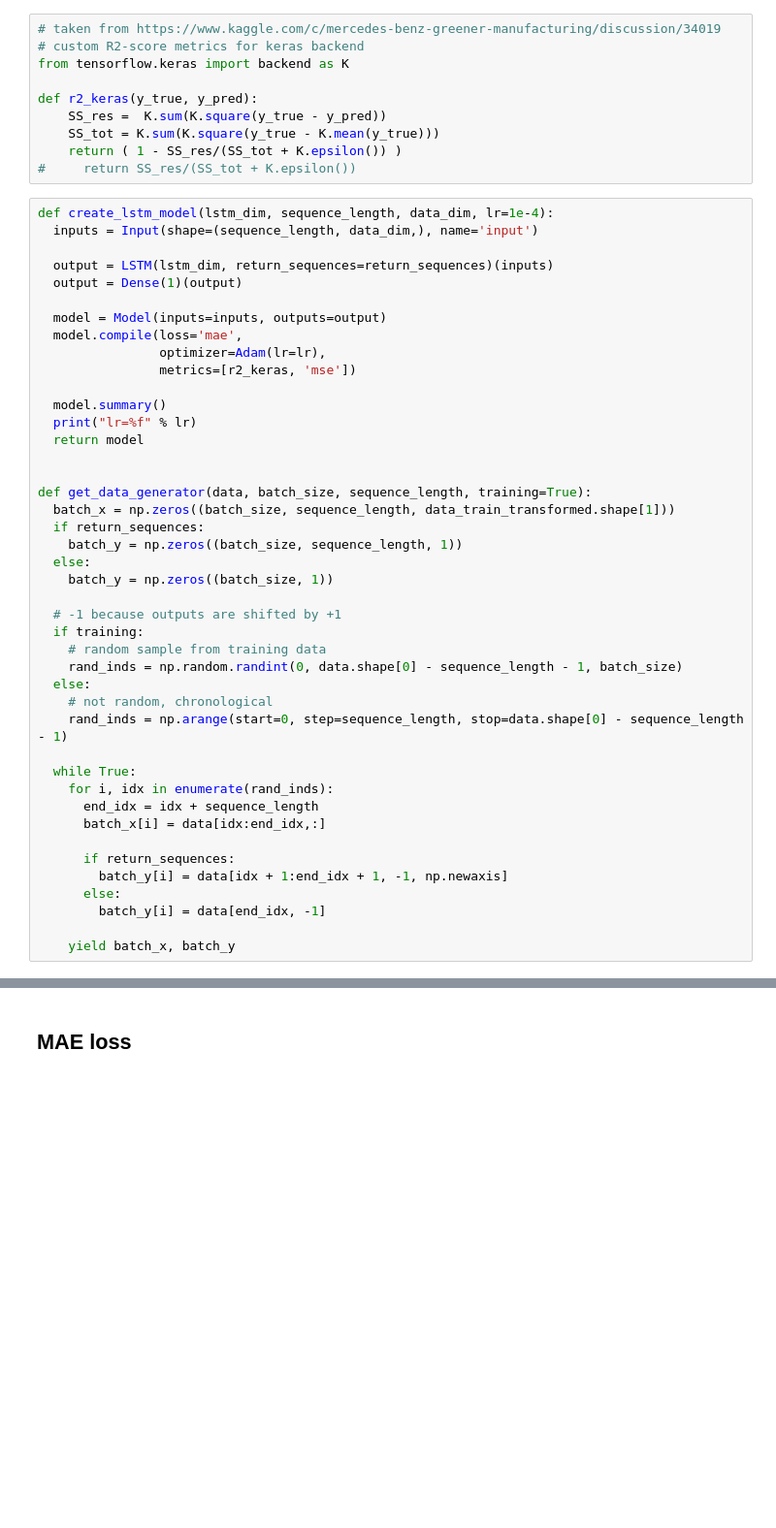
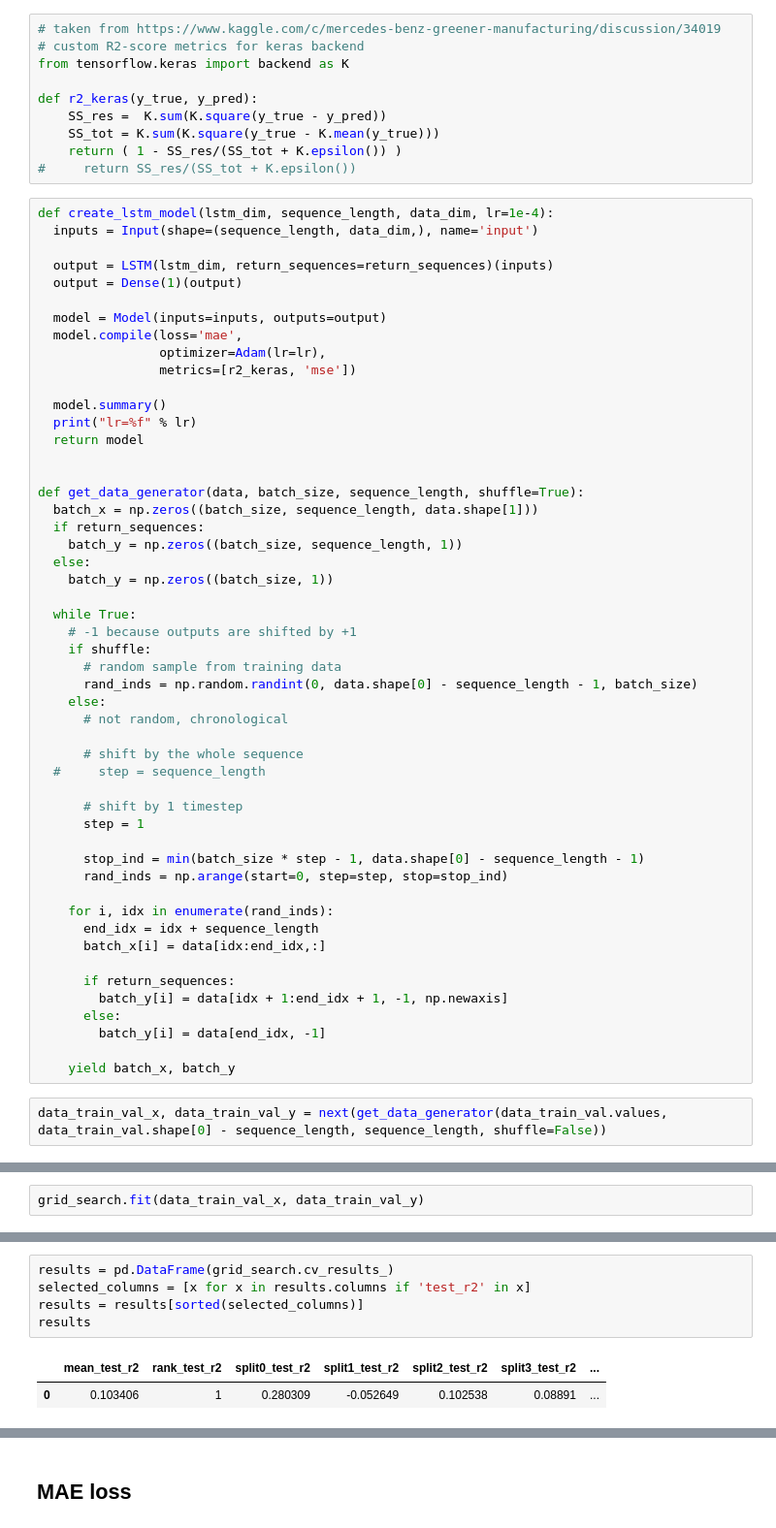
Before and after one commit to hrosspet/qminers, a Jupyter notebook: lstm.ipynb, the cells around one changed output, grey strips where cells are left out. Shown at 97% size. Saved outputs shown, nothing was run; the diff lists cells and outputs as text; blank space fills up the shorter version.

Commit message:
wip GridSearchCV for Keras - working but not usable

```diff
--- a/lstm.ipynb
+++ b/lstm.ipynb
@@ -90,22 +91,30 @@ def create_lstm_model(lstm_dim, sequence_length, data_dim, lr=1e-4):
   return model
 
 
-def get_data_generator(data, batch_size, sequence_length, training=True):
-  batch_x = np.zeros((batch_size, sequence_length, data_train_transformed.shape[1]))
+def get_data_generator(data, batch_size, sequence_length, shuffle=True):
+  batch_x = np.zeros((batch_size, sequence_length, data.shape[1]))
   if return_sequences:
     batch_y = np.zeros((batch_size, sequence_length, 1))
   else:
     batch_y = np.zeros((batch_size, 1))
 
-  # -1 because outputs are shifted by +1
-  if training:
-    # random sample from training data
-    rand_inds = np.random.randint(0, data.shape[0] - sequence_length - 1, batch_size)
-  else:
-    # not random, chronological
-    rand_inds = np.arange(start=0, step=sequence_length, stop=data.shape[0] - sequence_length - 1)
+  while True:
+    # -1 because outputs are shifted by +1
+    if shuffle:
+      # random sample from training data
+      rand_inds = np.random.randint(0, data.shape[0] - sequence_length - 1, batch_size)
+    else:
+      # not random, chronological
 
-  while True:
+      # shift by the whole sequence
+  #     step = sequence_length
+
+      # shift by 1 timestep
+      step = 1
+
+      stop_ind = min(batch_size * step - 1, data.shape[0] - sequence_length - 1)
+      rand_inds = np.arange(start=0, step=step, stop=stop_ind)
+
     for i, idx in enumerate(rand_inds):
       end_idx = idx + sequence_length
       batch_x[i] = data[idx:end_idx,:]
@@ -116,3 +125,5 @@ def get_data_generator(data, batch_size, sequence_length, training=True):
         batch_y[i] = data[end_idx, -1]
 
     yield batch_x, batch_y
+# %%
+data_train_val_x, data_train_val_y = next(get_data_generator(data_train_val.values, data_train_val.shape[0] - sequence_length, sequence_length, shuffle=False))
@@ -118,0 +252,2 @@ def get_data_generator(data, batch_size, sequence_length, training=True):
+# %%
+grid_search.fit(data_train_val_x, data_train_val_y)
@@ -118,0 +370,8 @@ def get_data_generator(data, batch_size, sequence_length, training=True):
+# %%
+results = pd.DataFrame(grid_search.cv_results_)
+selected_columns = [x for x in results.columns if 'test_r2' in x]
+results = results[sorted(selected_columns)]
+results
+# %% [output]
+|  | mean_test_r2 | rank_test_r2 | split0_test_r2 | split1_test_r2 | split2_test_r2 | split3_test_r2 | ... |
+| 0 | 0.103406 | 1 | 0.280309 | -0.052649 | 0.102538 | 0.08891 | ... |
```
Also changed, not shown: parts of 35 cells of this notebook.
